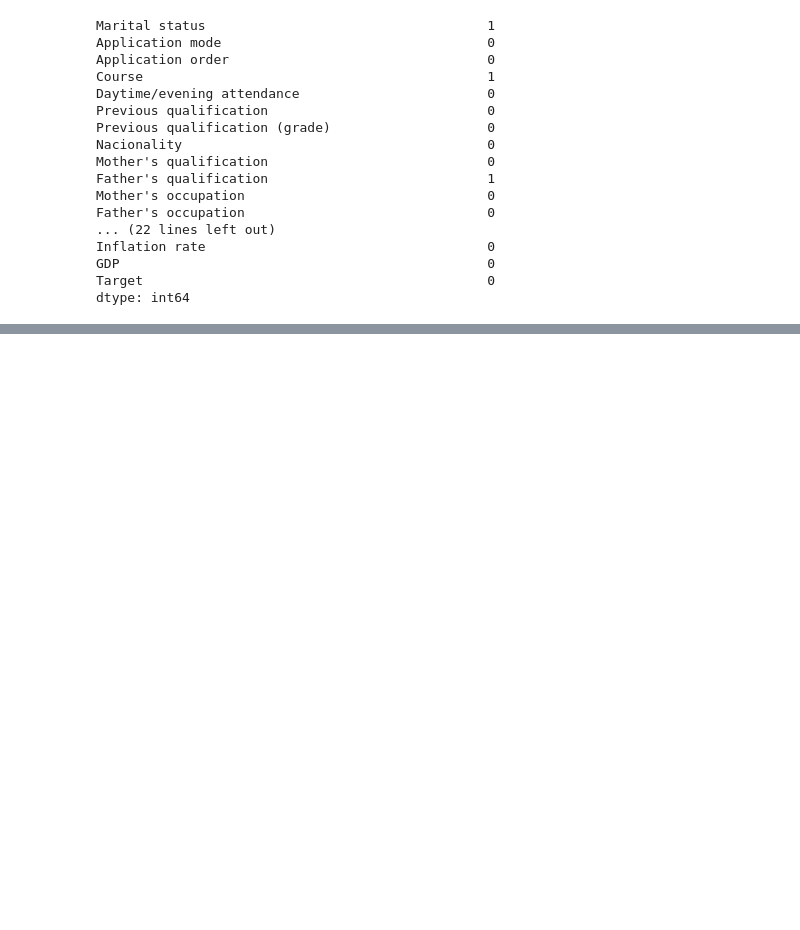
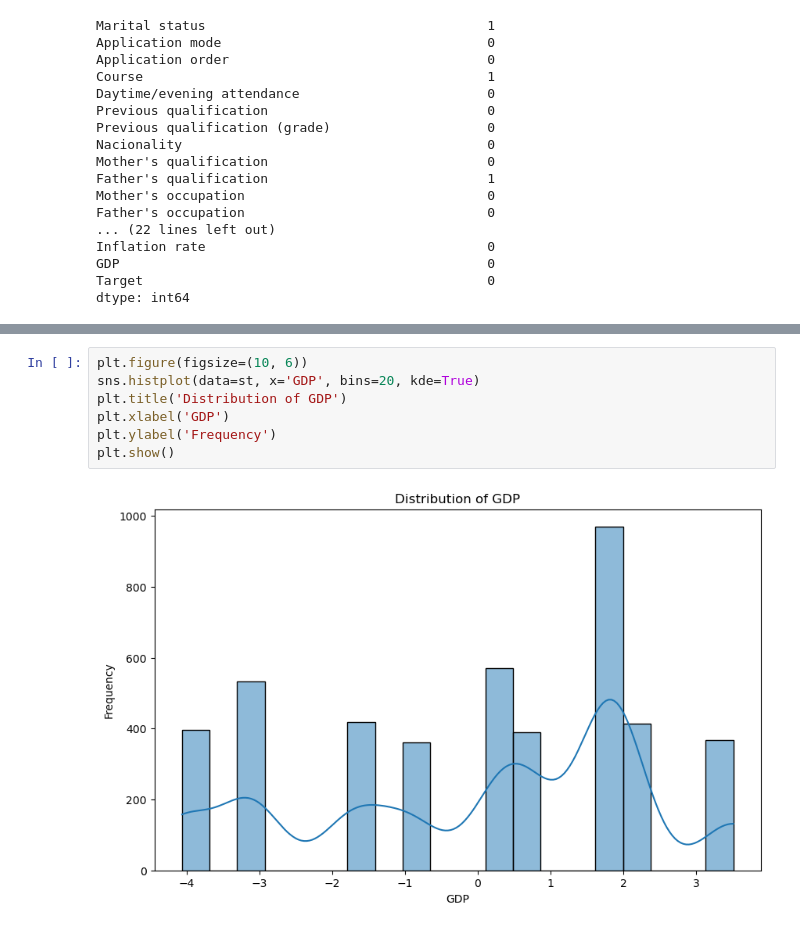
Before and after one commit to Cho1joo/Dara-Prepration, a Jupyter notebook: Choijamt_Bayartai_DPrepHDip_CA1.ipynb, the cells around one changed output, grey strips where cells are left out. Saved outputs shown, nothing was run; the diff lists cells and outputs as text; blank space fills up the shorter version.

```diff
--- a/Choijamt_Bayartai_DPrepHDip_CA1.ipynb
+++ b/Choijamt_Bayartai_DPrepHDip_CA1.ipynb
@@ -166,0 +144,9 @@ NameError: name 'aps_median' is not defined
+# %%
+plt.figure(figsize=(10, 6))
+sns.histplot(data=st, x='GDP', bins=20, kde=True)
+plt.title('Distribution of GDP')
+plt.xlabel('GDP')
+plt.ylabel('Frequency')
+plt.show()
+# %% [output]
+[figure, added]
```
Also changed, not shown: parts of 32 cells of this notebook.
